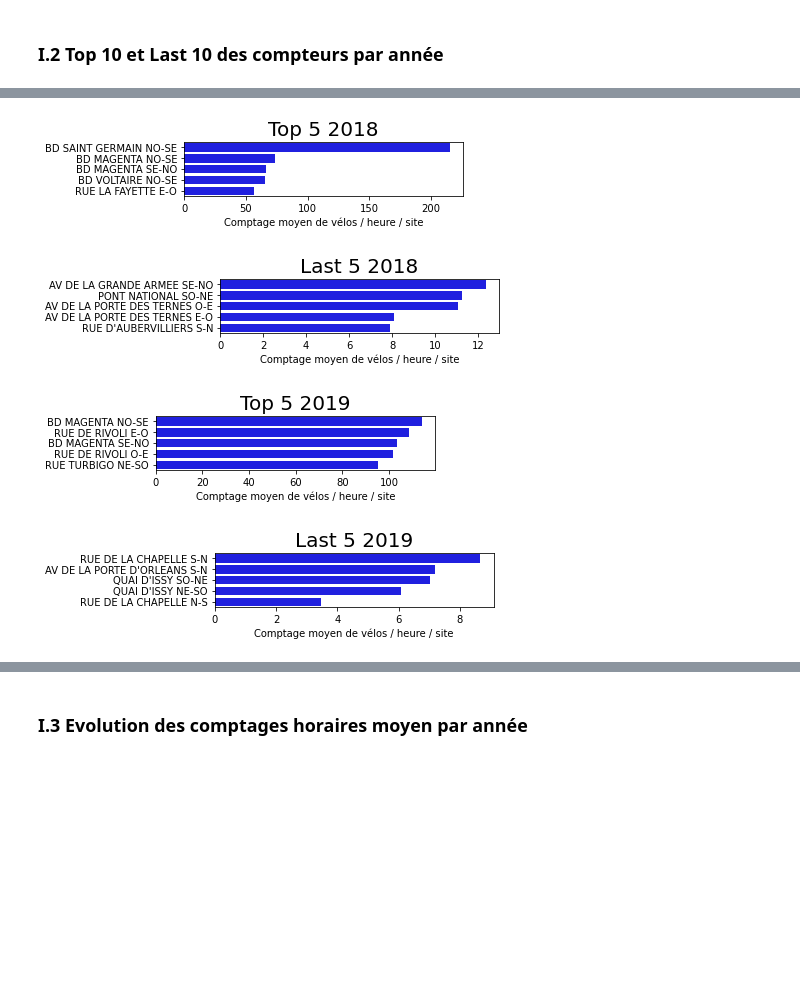
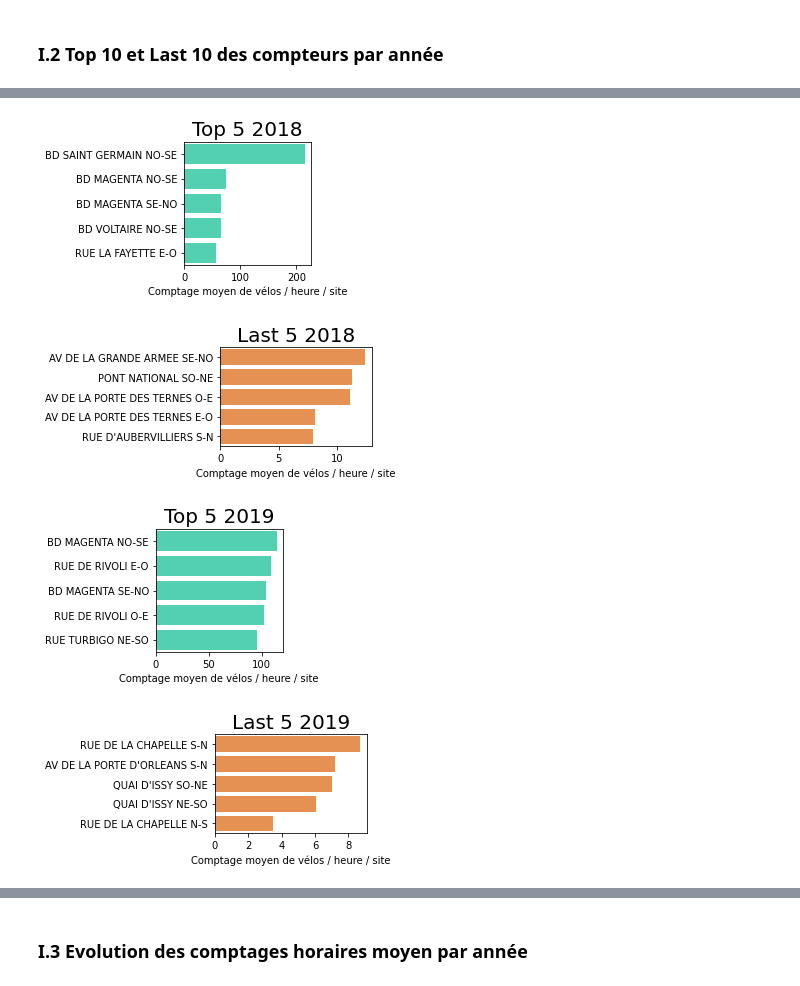
Before and after one commit to tanouar/ParisPyVelib, a Jupyter notebook: Notebook2_Visualisations.ipynb, the cells around one changed output, grey strips where cells are left out. Drawn from its saved outputs; the diff is of its cells as text; code cells hidden in the pictures; blank space fills up the shorter version.

```diff
--- a/Notebook2_Visualisations.ipynb
+++ b/Notebook2_Visualisations.ipynb
@@ -21,5 +21,5 @@ C:\Users\Céline Doussot\Desktop\GitHub\ParisPyVelib_Datas
 # %%
 # Import df_hour
-df_hour = pd.read_csv('2018-2021_donnees-velib-meteo_hour.csv', index_col = 0)
+df_hour = pd.read_csv('2018-2021_donnees-velib-meteo_hour.csv')
 df_hour.nunique()
 # %% [output]
@@ -71,46 +71,49 @@ df_year
 # %%
 # 2018
 df2 = df_year[df_year['Y_Date_Count'] == 2018].sort_values(by = 'Count_by_hour', ascending = False)
 
 # Top
-fig = plt.figure(figsize = (5,1))
-    #plt.subplot(4,4,1) pourquoi ça marche pas ???
-sns.barplot(x = df2['Count_by_hour'].head(5), y = df2['Address_Dir'].head(5), color = 'b');
+
+fig = plt.figure(figsize = (5,5))
+plt.subplot(221)
+sns.barplot(x = df2['Count_by_hour'].head(5), y = df2['Address_Dir'].head(5), color = '#3FE3BD');
 plt.title('Top 5 2018', fontsize = 20)
 plt.xlabel('Comptage moyen de vélos / heure / site')
 plt.ylabel('')
 plt.show()
+
 # Last
-fig = plt.figure(figsize = (5,1))
-sns.barplot(x = df2['Count_by_hour'].tail(5), y = df2['Address_Dir'].tail(5), color = 'b');
+plt.subplot(222)
+sns.barplot(x = df2['Count_by_hour'].tail(5), y = df2['Address_Dir'].tail(5), color = '#FD8D3C');
 plt.title('Last 5 2018', fontsize = 20)
 plt.xlabel('Comptage moyen de vélos / heure / site')
 plt.ylabel('')
 plt.show()
 # %% [output]
-[figure, old version]
+[figure, new version]
-[figure, old version]
+[figure, new version]
 # %%
 # 2019
 df2 = df_year[df_year['Y_Date_Count'] == 2019].sort_values(by = 'Count_by_hour', ascending = False)
 
 # Top
-fig = plt.figure(figsize = (5,1))
-sns.barplot(x = df2['Count_by_hour'].head(5), y = df2['Address_Dir'].head(5), color = 'b');
+fig = plt.figure(figsize = (5,5))
+plt.subplot(221)
+sns.barplot(x = df2['Count_by_hour'].head(5), y = df2['Address_Dir'].head(5), color = '#3FE3BD');
 plt.title('Top 5 2019', fontsize = 20)
 plt.xlabel('Comptage moyen de vélos / heure / site')
 plt.ylabel('')
 plt.show()
 # Last
-fig = plt.figure(figsize = (5,1))
-sns.barplot(x = df2['Count_by_hour'].tail(5), y = df2['Address_Dir'].tail(5), color = 'b');
+plt.subplot(222)
+sns.barplot(x = df2['Count_by_hour'].tail(5), y = df2['Address_Dir'].tail(5), color = '#FD8D3C');
 plt.title('Last 5 2019', fontsize = 20)
 plt.xlabel('Comptage moyen de vélos / heure / site')
 plt.ylabel('')
 plt.show()
 # %% [output]
-[figure, old version]
+[figure, new version]
-[figure, old version]
+[figure, new version]
 # %%
 # 2020
 df2 = df_year[df_year['Y_Date_Count'] == 2020].sort_values(by = 'Count_by_hour', ascending = False)
```
Also changed, not shown: parts of 31 cells of this notebook, 1 other file.
